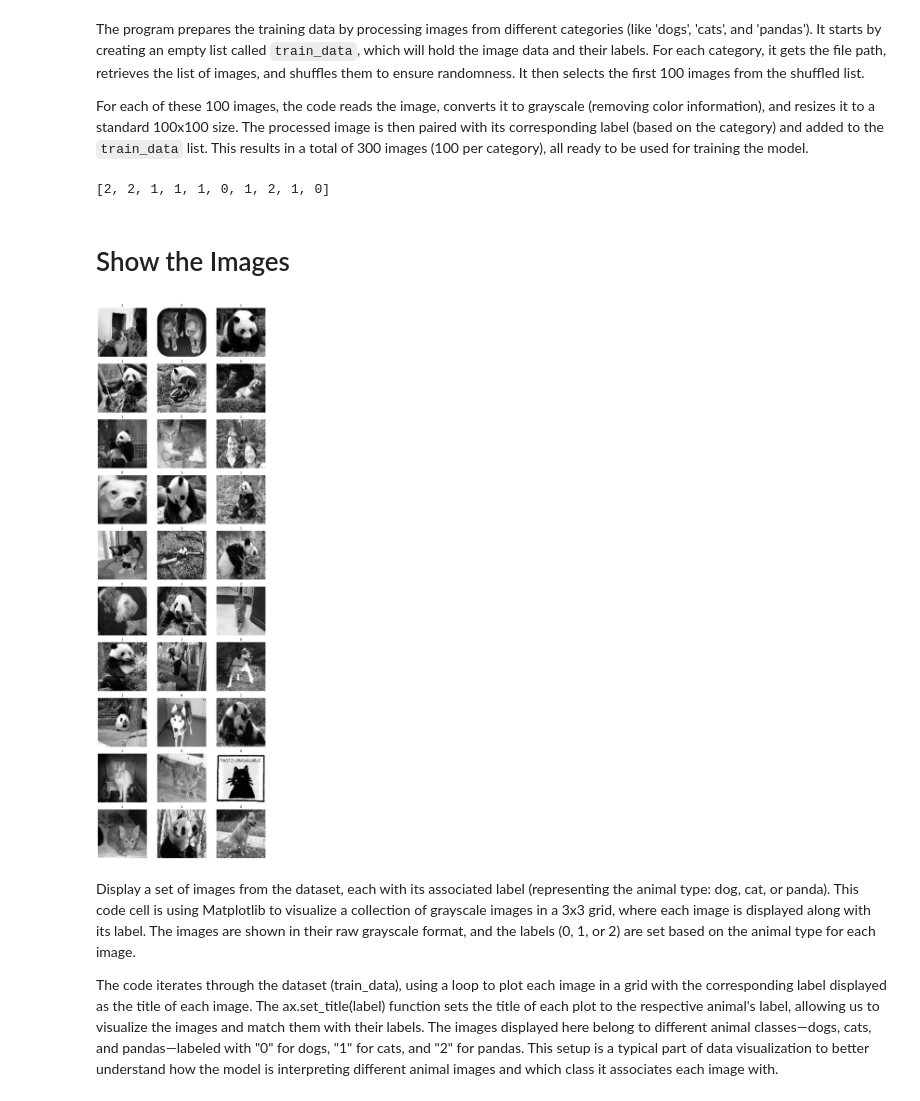
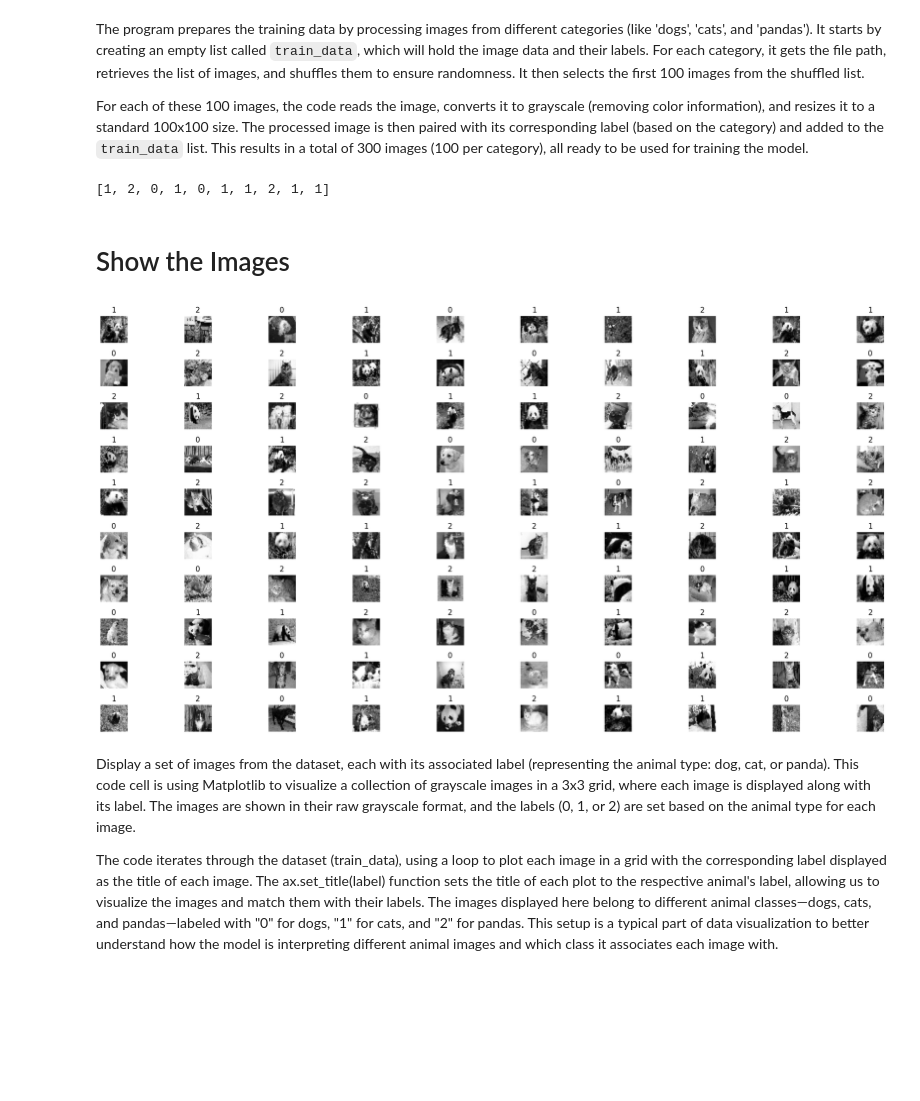
Before and after one commit to hisony/Computer_Vision_And_Pattern_Recogniton-COE-4234, a Jupyter notebook: 1_Midterm_Assignment/KNN.ipynb, the cells around one changed output. Saved outputs shown, nothing was run; the diff lists cells and outputs as text; code cells hidden in the pictures; blank space fills up the shorter version.

```diff
--- a/1_Midterm_Assignment/KNN.ipynb
+++ b/1_Midterm_Assignment/KNN.ipynb
@@ -61,7 +61,7 @@ for index, category in enumerate(categories):
         img_path = os.path.join(path, img)
         img_bgr = cv2.imread(img_path)
         img_gray = cv2.cvtColor(img_bgr, cv2.COLOR_BGR2GRAY)
-        img_gray = cv2.resize(img_gray, (100, 100))
+        img_gray = cv2.resize(img_gray, (32, 32))
         train_data.append([img_gray, label])
 # %% [markdown]
 The program prepares the training data by processing images from different categories (like 'dogs', 'cats', and 'pandas'). It starts by creating an empty list called `train_data`, which will hold the image data and their labels. For each category, it gets the file path, retrieves the list of images, and shuffles them to ensure randomness. It then selects the first 100 images from the shuffled list.
@@ -72,22 +72,22 @@ For each of these 100 images, the code reads the image, converts it to grayscale
 np.random.shuffle(train_data)
 print ([train_data[i][1] for i in range(10)])
 # %% [output]
-[2, 2, 1, 1, 1, 0, 1, 2, 1, 0]
+[1, 2, 0, 1, 0, 1, 1, 2, 1, 1]
 # %% [markdown]
 # Show the Images
 # %%
-fig, axes = plt.subplots(10, 3, figsize=(10, 30))
+fig, axes = plt.subplots(10, 10, figsize=(20, 10))
 
 for i, ax in enumerate(axes.flat):
     img_array, label = train_data[i]
     ax.imshow(img_array, cmap="gray")
     ax.set_title(label)
     ax.axis('off')
 
 plt.tight_layout()
 plt.show()
 # %% [output]
-[figure, old version]
+[figure, new version]
 # %% [markdown]
 Display a set of images from the dataset, each with its associated label (representing the animal type: dog, cat, or panda). This code cell is using Matplotlib to visualize a collection of grayscale images in a 3x3 grid, where each image is displayed along with its label. The images are shown in their raw grayscale format, and the labels (0, 1, or 2) are set based on the animal type for each image.
 
```
Also changed, not shown: parts of 5 cells of this notebook.
